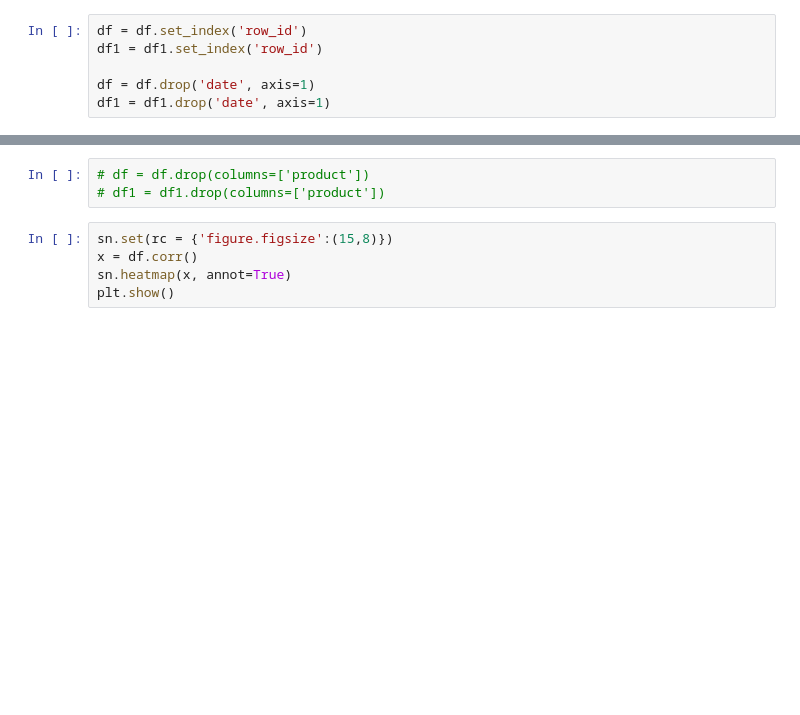
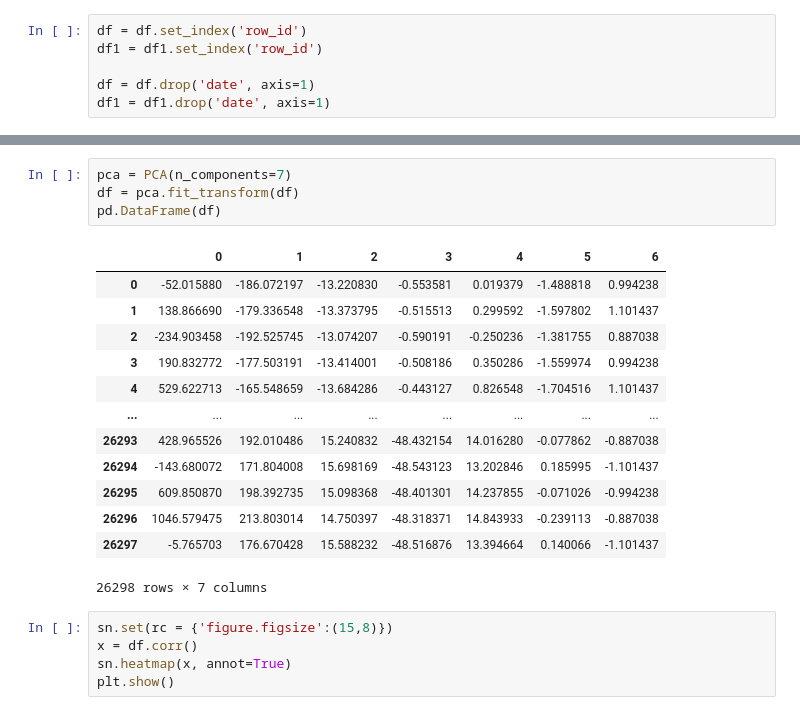
Before and after one commit to PPCavallera/tabular-playground-series-jun-2021, a Jupyter notebook: dataaprep.ipynb, the cells around one changed output, grey strips where cells are left out. Saved outputs shown, nothing was run; the diff lists cells and outputs as text; blank space fills up the shorter version.

```diff
--- a/dataaprep.ipynb
+++ b/dataaprep.ipynb
@@ -63,9 +64,24 @@ df.describe()
 | 50% | 1.000000 | 0.50000 | 1.000000 | 315.000000 | 2016.000000 | 3.000000 | 7.000000 | 16.000000 | 3.000000 | 31.000000 | ... |
 | 75% | 2.000000 | 1.00000 | 2.000000 | 510.000000 | 2017.000000 | 4.000000 | 10.000000 | 23.000000 | 5.000000 | 31.000000 | ... |
 | max | 2.000000 | 1.00000 | 2.000000 | 2884.000000 | 2018.000000 | 4.000000 | 12.000000 | 31.000000 | 6.000000 | 31.000000 | ... |
-# %%
-# df = df.drop(columns=['product'])
-# df1 = df1.drop(columns=['product'])
+# %%
+pca = PCA(n_components=7)
+df = pca.fit_transform(df)
+pd.DataFrame(df)
+# %% [output]
+|  | 0 | 1 | 2 | 3 | 4 | 5 | 6 |
+| 0 | -52.015880 | -186.072197 | -13.220830 | -0.553581 | 0.019379 | -1.488818 | 0.994238 |
+| 1 | 138.866690 | -179.336548 | -13.373795 | -0.515513 | 0.299592 | -1.597802 | 1.101437 |
+| 2 | -234.903458 | -192.525745 | -13.074207 | -0.590191 | -0.250236 | -1.381755 | 0.887038 |
+| 3 | 190.832772 | -177.503191 | -13.414001 | -0.508186 | 0.350286 | -1.559974 | 0.994238 |
+| 4 | 529.622713 | -165.548659 | -13.684286 | -0.443127 | 0.826548 | -1.704516 | 1.101437 |
+| ... | ... | ... | ... | ... | ... | ... | ... |
+| 26293 | 428.965526 | 192.010486 | 15.240832 | -48.432154 | 14.016280 | -0.077862 | -0.887038 |
+| 26294 | -143.680072 | 171.804008 | 15.698169 | -48.543123 | 13.202846 | 0.185995 | -1.101437 |
+| 26295 | 609.850870 | 198.392735 | 15.098368 | -48.401301 | 14.237855 | -0.071026 | -0.994238 |
+| 26296 | 1046.579475 | 213.803014 | 14.750397 | -48.318371 | 14.843933 | -0.239113 | -0.887038 |
+| 26297 | -5.765703 | 176.670428 | 15.588232 | -48.516876 | 13.394664 | 0.140066 | -1.101437 |
+26298 rows × 7 columns
 # %%
 sn.set(rc = {'figure.figsize':(15,8)})
 x = df.corr()
```
Also changed, not shown: parts of 1 cell of this notebook, 1 other file.
